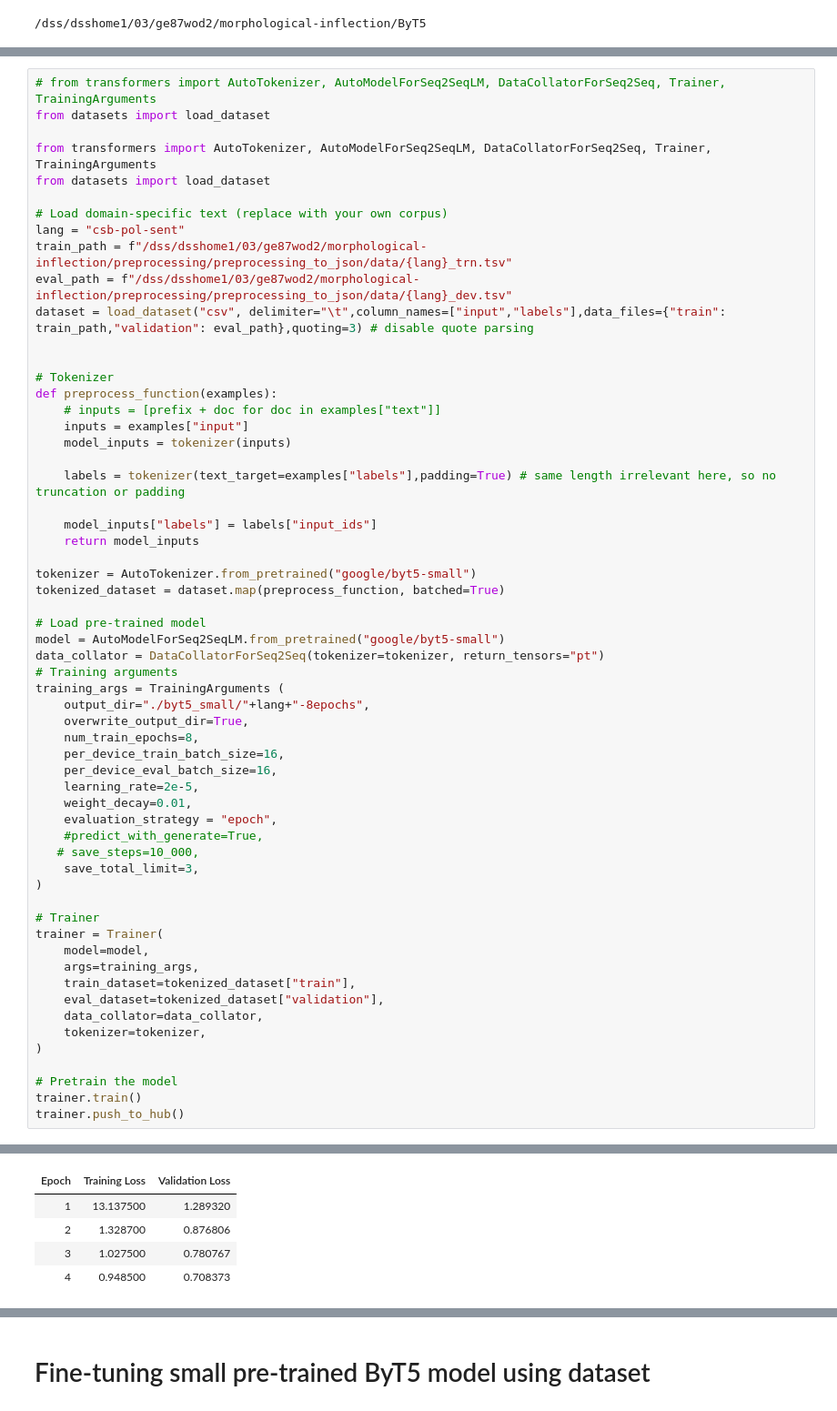
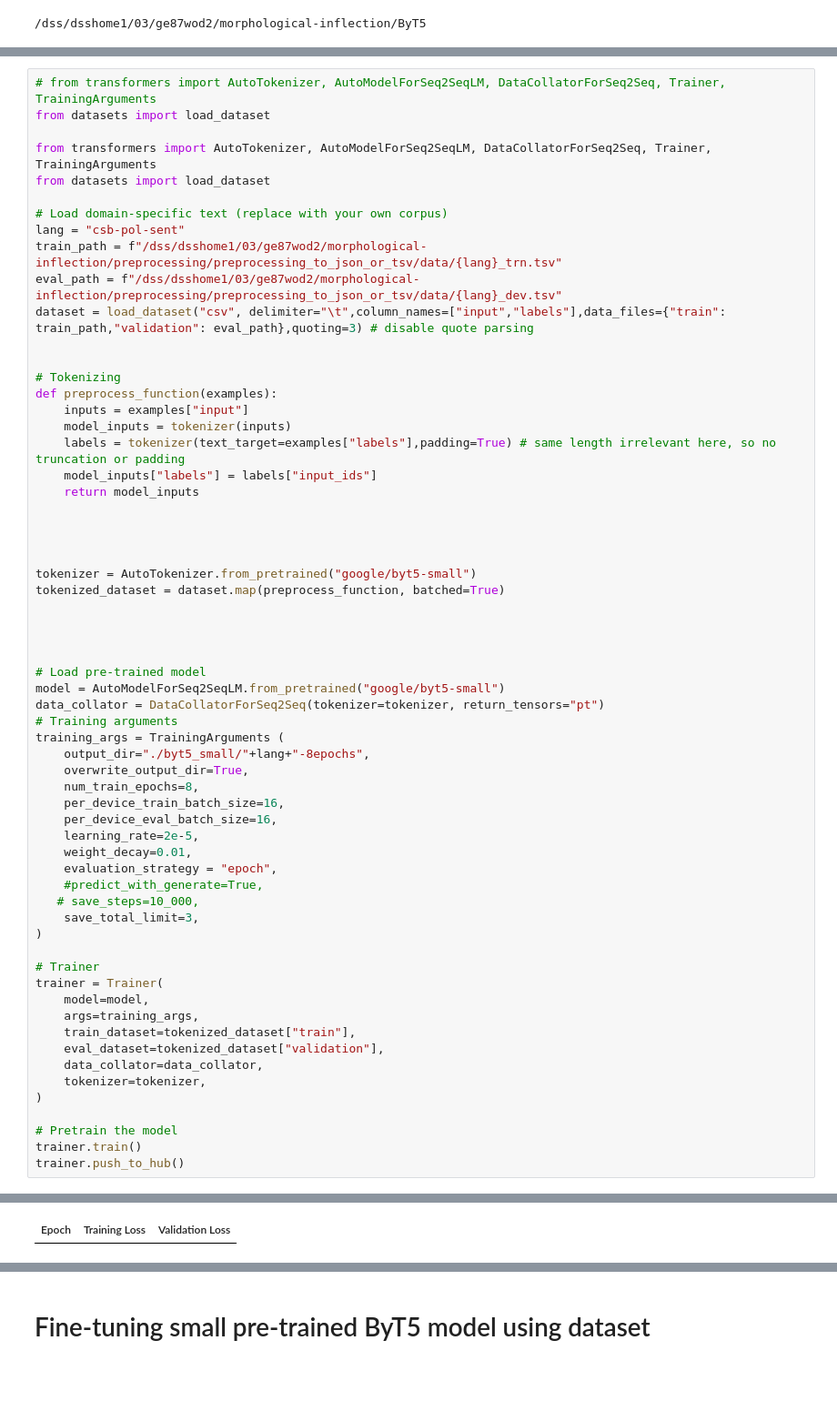
Before and after one commit to livles/morphological-inflection, a Jupyter notebook: ByT5/byt5.ipynb, the cells around one changed output, grey strips where cells are left out. Shown at 91% size. Saved outputs shown, nothing was run; the diff lists cells and outputs as text; blank space fills up the shorter version.

```diff
--- a/ByT5/byt5.ipynb
+++ b/ByT5/byt5.ipynb
@@ -59,24 +218,27 @@ from datasets import load_dataset
 
 # Load domain-specific text (replace with your own corpus)
 lang = "csb-pol-sent"
-train_path = f"/dss/dsshome1/03/ge87wod2/morphological-inflection/preprocessing/preprocessing_to_json/data/{lang}_trn.tsv"
-eval_path = f"/dss/dsshome1/03/ge87wod2/morphological-inflection/preprocessing/preprocessing_to_json/data/{lang}_dev.tsv"
+train_path = f"/dss/dsshome1/03/ge87wod2/morphological-inflection/preprocessing/preprocessing_to_json_or_tsv/data/{lang}_trn.tsv"
+eval_path = f"/dss/dsshome1/03/ge87wod2/morphological-inflection/preprocessing/preprocessing_to_json_or_tsv/data/{lang}_dev.tsv"
 dataset = load_dataset("csv", delimiter="\t",column_names=["input","labels"],data_files={"train": train_path,"validation": eval_path},quoting=3) # disable quote parsing
 
 
-# Tokenizer
+# Tokenizing
 def preprocess_function(examples):
-    # inputs = [prefix + doc for doc in examples["text"]]
     inputs = examples["input"]
     model_inputs = tokenizer(inputs)
-
     labels = tokenizer(text_target=examples["labels"],padding=True) # same length irrelevant here, so no truncation or padding
-
     model_inputs["labels"] = labels["input_ids"]
     return model_inputs
 
+
+
+
 tokenizer = AutoTokenizer.from_pretrained("google/byt5-small")
 tokenized_dataset = dataset.map(preprocess_function, batched=True)
+
+
+
 
 # Load pre-trained model
 model = AutoModelForSeq2SeqLM.from_pretrained("google/byt5-small")
@@ -114,5 +278 @@ trainer.push_to_hub()
 | Epoch | Training Loss | Validation Loss |
-| 1 | 13.137500 | 1.289320 |
-| 2 | 1.328700 | 0.876806 |
-| 3 | 1.027500 | 0.780767 |
-| 4 | 0.948500 | 0.708373 |
```
Also changed, not shown: parts of 9 cells of this notebook.
